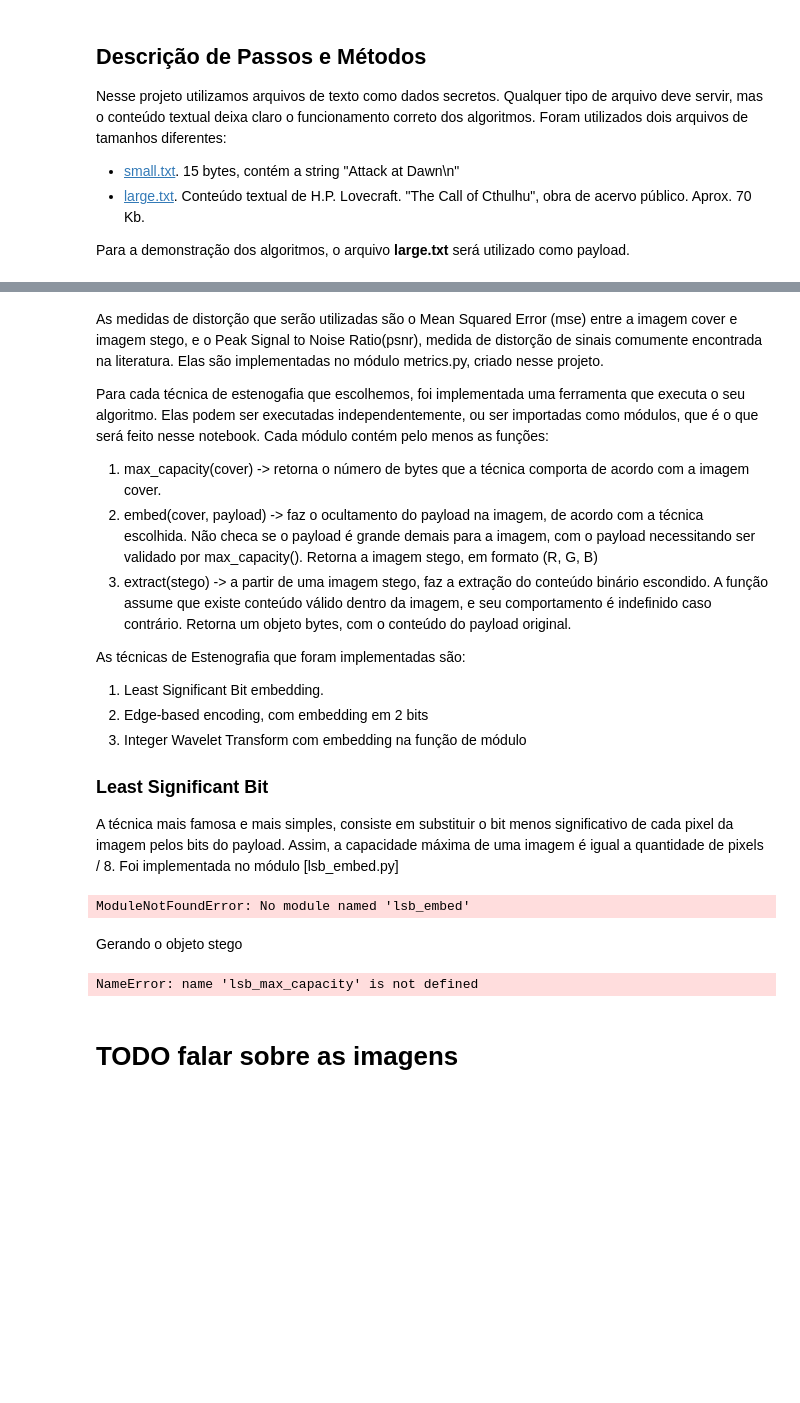
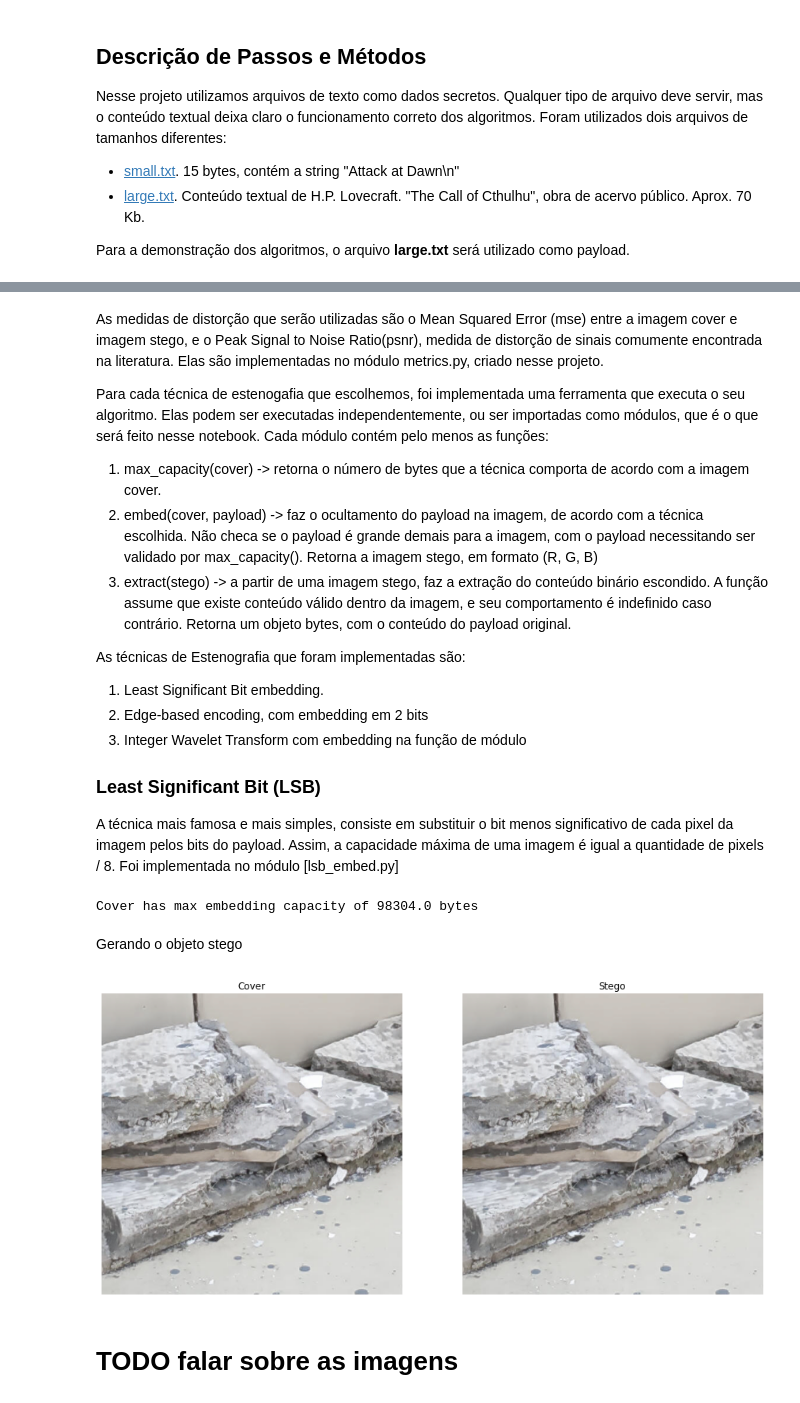
Before and after one commit to eduardo550/SCC0251-FinalProject, a Jupyter notebook: Final report.ipynb, the cells around one changed output, grey strips where cells are left out. Drawn from its saved outputs; the diff is of its cells as text; code cells hidden in the pictures; blank space fills up the shorter version.

Commit message:
payload update

```diff
--- a/Final report.ipynb
+++ b/Final report.ipynb
@@ -53,25 +54,26 @@ As técnicas de Estenografia que foram implementadas são:
 2. Edge-based encoding, com embedding em 2 bits
 3. Integer Wavelet Transform com embedding na função de módulo
 
-### Least Significant Bit
+### Least Significant Bit (LSB)
 A técnica mais famosa e mais simples, consiste em substituir o bit menos significativo de cada pixel da imagem pelos bits do payload. Assim, a capacidade máxima de uma imagem é igual a quantidade de pixels / 8. Foi implementada no módulo [lsb_embed.py]
 # %%
 import lsb_embed
 
-lsb_max_capacity = lsb_embed.max_capacity(cover_image)
+lsb = lsb_embed.Steg(cover_image)
+lsb_max_capacity = lsb.max_capacity()
 print(f"Cover has max embedding capacity of {lsb_max_capacity} bytes")
 # %% [output]
-ModuleNotFoundError: No module named 'lsb_embed'
+Cover has max embedding capacity of 98304.0 bytes
 # %% [markdown]
 Gerando o objeto stego
 # %%
 assert payload_size <= lsb_max_capacity
 
-lsb_stego = lsb_embed.embed(cover_image, payload)
+lsb_stego = lsb.embed(payload)
 
 utils.plot_cover_stego(cover_image, lsb_stego)
 # %% [output]
-NameError: name 'lsb_max_capacity' is not defined
+[figure, added]
 # %% [markdown]
 # TODO falar sobre as imagens
 # %% [markdown]
```
Also changed, not shown: parts of 5 cells of this notebook, 2 other files.
